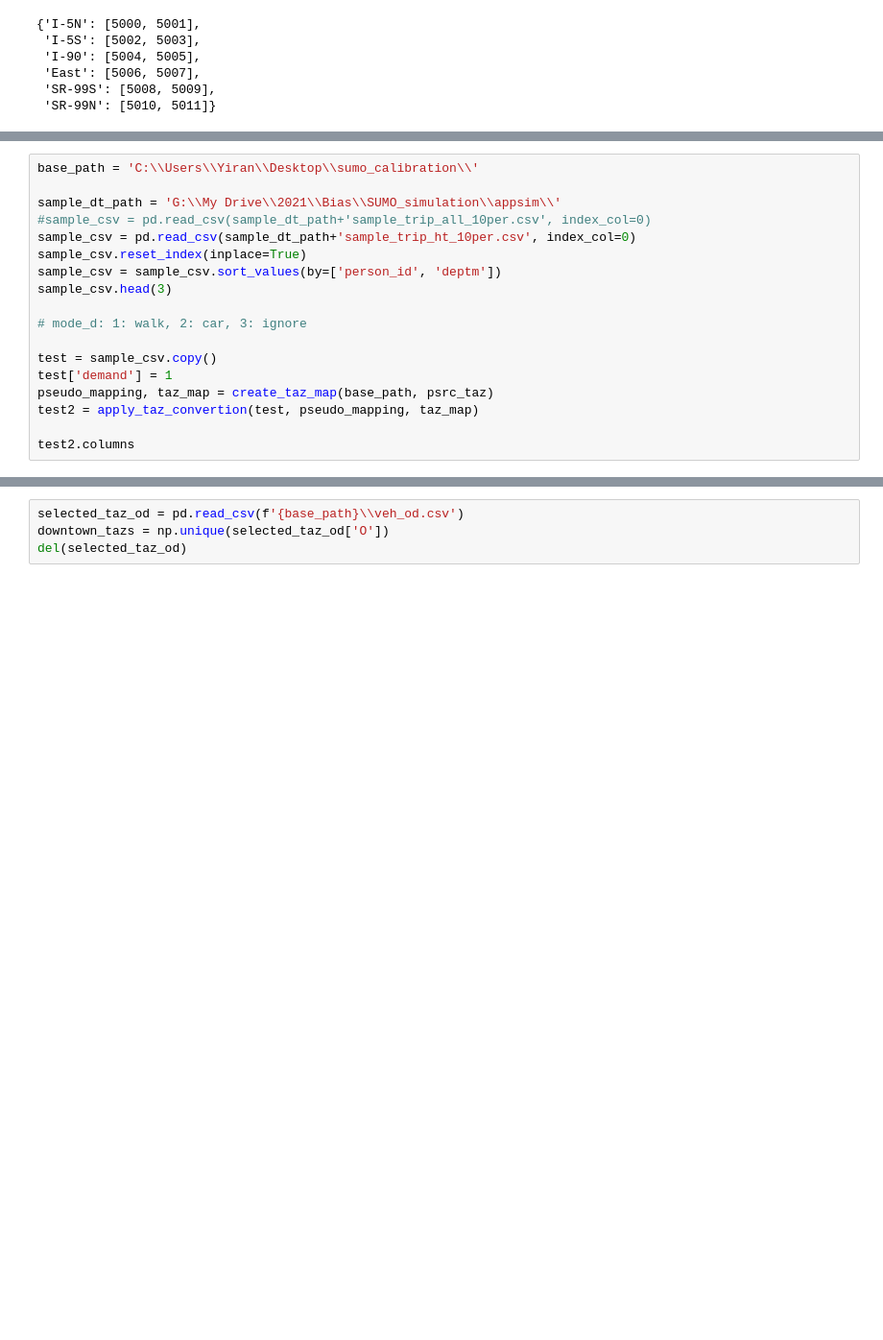
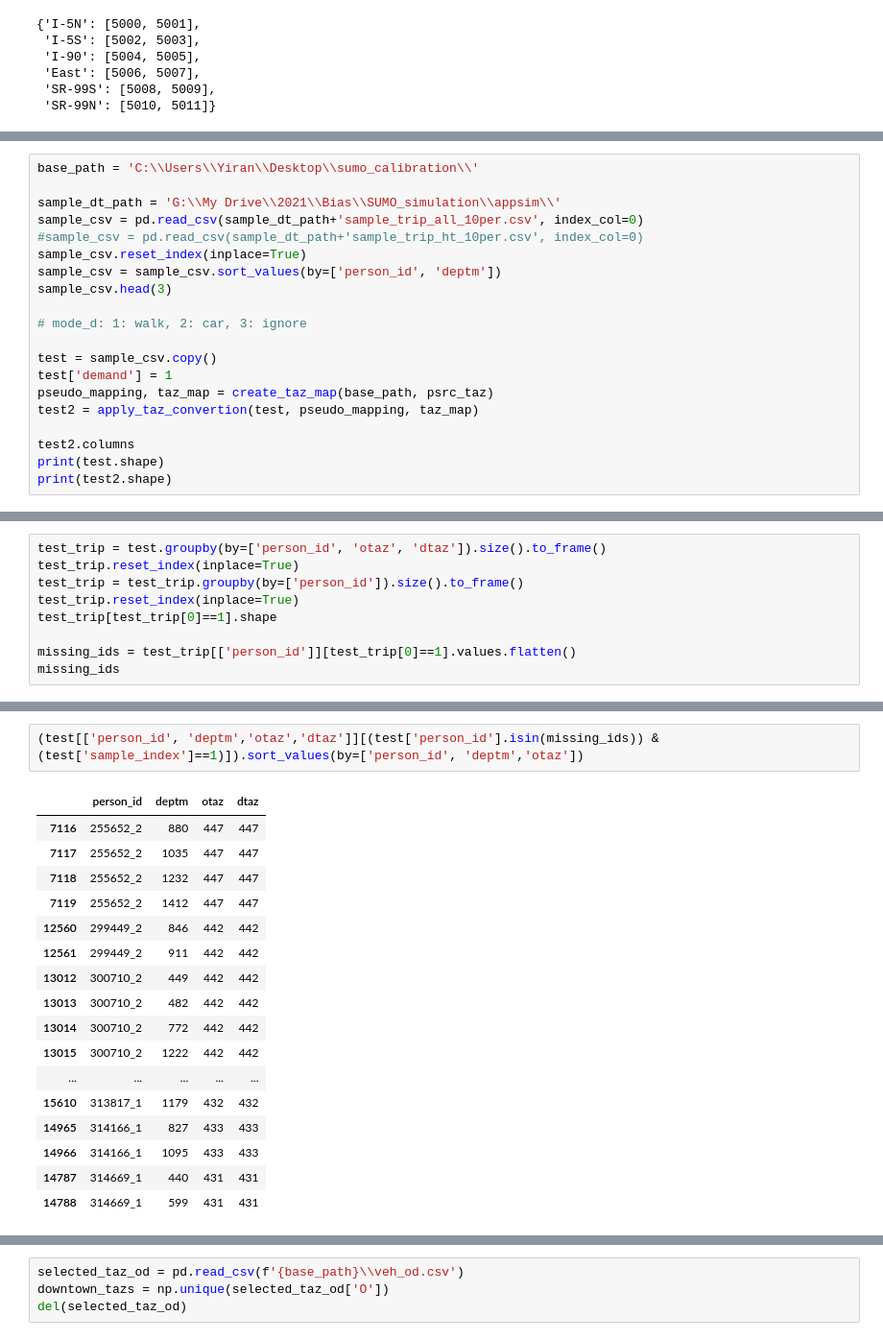
Before and after one commit to Yiran6/app_baseddata_processing, a Jupyter notebook: volume_generation.ipynb, the cells around one changed output, grey strips where cells are left out. Shown at 96% size. Drawn from its saved outputs; the diff is of its cells as text; blank space fills up the shorter version.

```diff
--- a/volume_generation.ipynb
+++ b/volume_generation.ipynb
@@ -263,8 +244,8 @@ os.listdir(sample_dt_path)
 base_path = 'C:\\Users\\Yiran\\Desktop\\sumo_calibration\\'
 
 sample_dt_path = 'G:\\My Drive\\2021\\Bias\\SUMO_simulation\\appsim\\'
-#sample_csv = pd.read_csv(sample_dt_path+'sample_trip_all_10per.csv', index_col=0)
-sample_csv = pd.read_csv(sample_dt_path+'sample_trip_ht_10per.csv', index_col=0)
+sample_csv = pd.read_csv(sample_dt_path+'sample_trip_all_10per.csv', index_col=0)
+#sample_csv = pd.read_csv(sample_dt_path+'sample_trip_ht_10per.csv', index_col=0)
 sample_csv.reset_index(inplace=True)
 sample_csv = sample_csv.sort_values(by=['person_id', 'deptm'])
 sample_csv.head(3)
@@ -277,4 +258,6 @@ pseudo_mapping, taz_map = create_taz_map(base_path, psrc_taz)
 test2 = apply_taz_convertion(test, pseudo_mapping, taz_map)
 
 test2.columns
+print(test.shape)
+print(test2.shape)
 # %% [output]
@@ -287,0 +268,9 @@ Index(['level_0', 'index', 'arrtm', 'dadtyp', 'day', 'deptm', 'dorp', 'dpcl',
+# %%
+test_trip = test.groupby(by=['person_id', 'otaz', 'dtaz']).size().to_frame()
+test_trip.reset_index(inplace=True)
+test_trip = test_trip.groupby(by=['person_id']).size().to_frame()
+test_trip.reset_index(inplace=True)
+test_trip[test_trip[0]==1].shape
+
+missing_ids = test_trip[['person_id']][test_trip[0]==1].values.flatten()
+missing_ids
@@ -288,3 +284,23 @@ Index(['level_0', 'index', 'arrtm', 'dadtyp', 'day', 'deptm', 'dorp', 'dpcl',
+# %%
+(test[['person_id', 'deptm','otaz','dtaz']][(test['person_id'].isin(missing_ids)) & (test['sample_index']==1)]).sort_values(by=['person_id', 'deptm','otaz'])
+# %% [output]
+|  | person_id | deptm | otaz | dtaz |
+| 7116 | 255652_2 | 880 | 447 | 447 |
+| 7117 | 255652_2 | 1035 | 447 | 447 |
+| 7118 | 255652_2 | 1232 | 447 | 447 |
+| 7119 | 255652_2 | 1412 | 447 | 447 |
+| 12560 | 299449_2 | 846 | 442 | 442 |
+| 12561 | 299449_2 | 911 | 442 | 442 |
+| 13012 | 300710_2 | 449 | 442 | 442 |
+| 13013 | 300710_2 | 482 | 442 | 442 |
+| 13014 | 300710_2 | 772 | 442 | 442 |
+| 13015 | 300710_2 | 1222 | 442 | 442 |
+| ... | ... | ... | ... | ... |
+| 15610 | 313817_1 | 1179 | 432 | 432 |
+| 14965 | 314166_1 | 827 | 433 | 433 |
+| 14966 | 314166_1 | 1095 | 433 | 433 |
+| 14787 | 314669_1 | 440 | 431 | 431 |
+| 14788 | 314669_1 | 599 | 431 | 431 |
 # %%
 #sample_car = test2[['person_id', 'deptm', 'arrtm', 'otaz', 'dtaz', 'de_hr', 'de_min', 'mode_d']][sample_csv['mode_d']==2]
 
```
Also changed, not shown: parts of 7 cells of this notebook, 2 other files.
